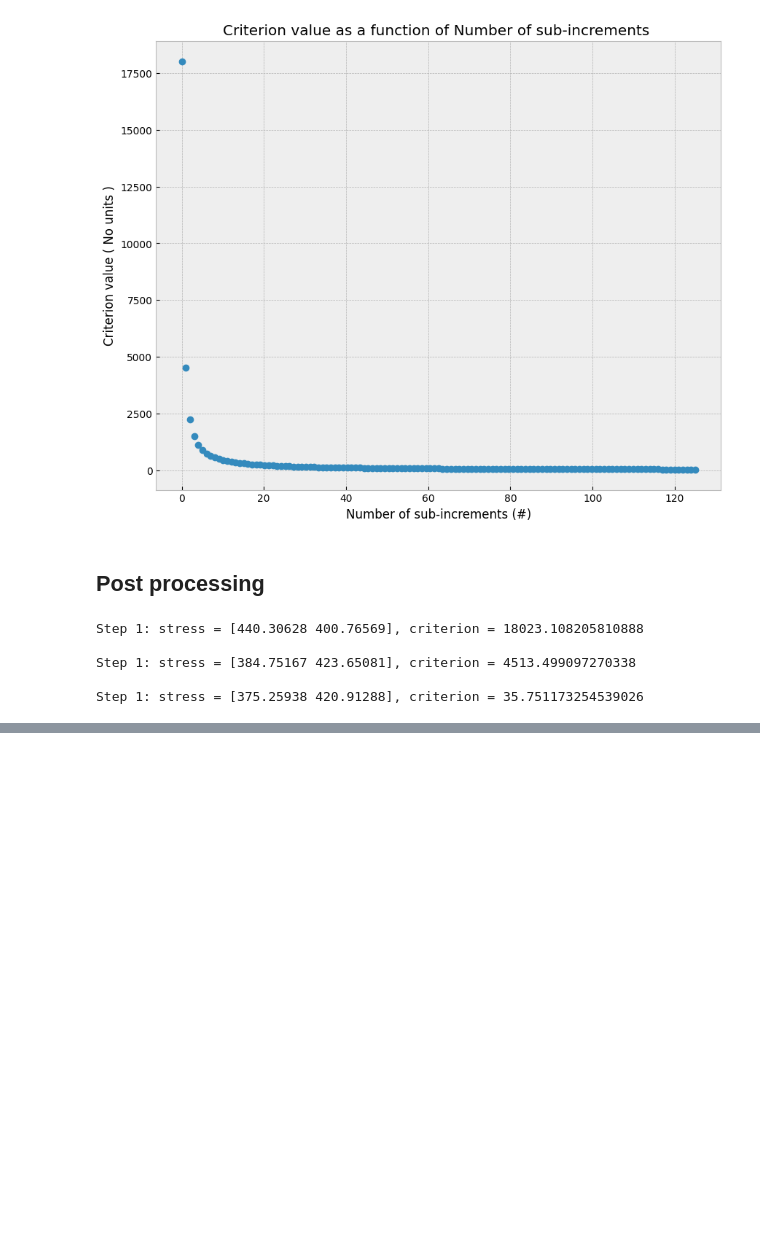
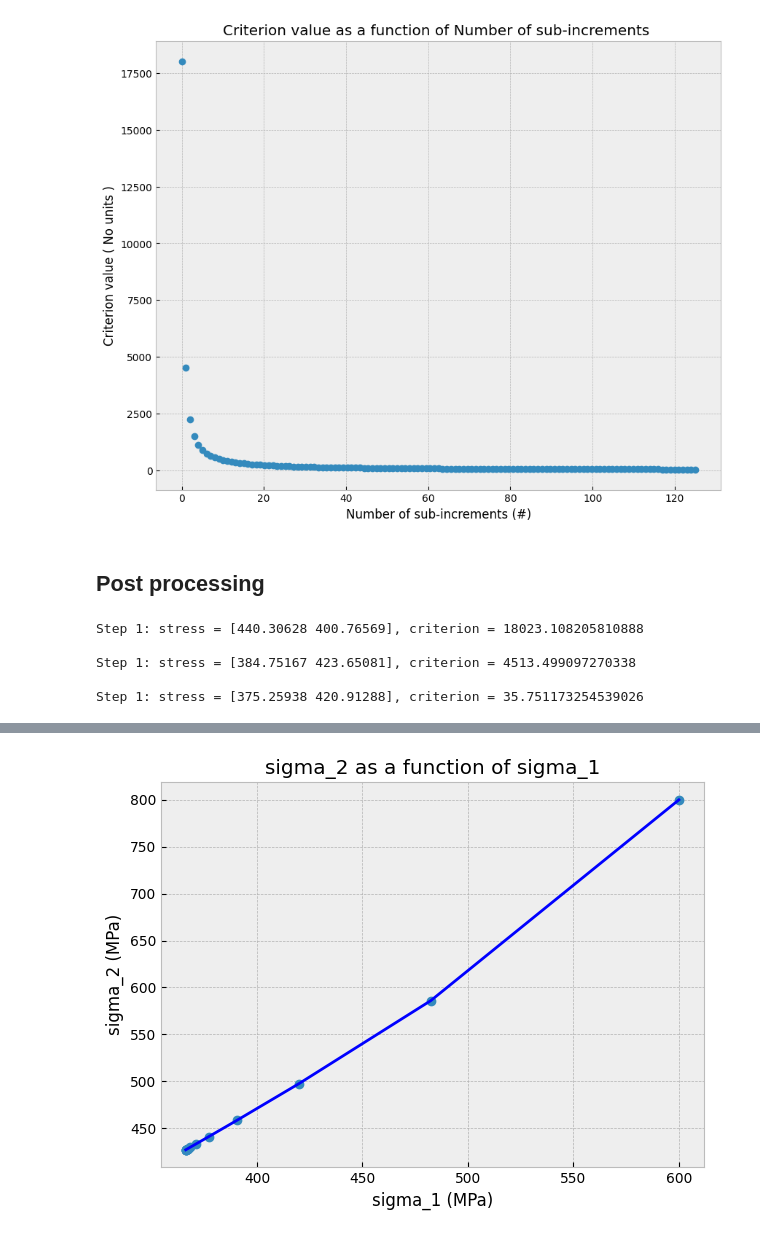
Before and after one commit to LaureToullier/Non-Linear-Analysis, a Jupyter notebook: ASSIGNMENT 4/NLA_Hwk4_Engler_Toullier.ipynb, the cells around one changed output, grey strips where cells are left out. Drawn from its saved outputs; the diff is of its cells as text; code cells hidden in the pictures; blank space fills up the shorter version.

```diff
--- a/ASSIGNMENT 4/NLA_Hwk4_Engler_Toullier.ipynb
+++ b/ASSIGNMENT 4/NLA_Hwk4_Engler_Toullier.ipynb
@@ -485,0 +534,14 @@ Minimum number of sub-increments = 125
+# %%
+#increment of lambda i
+
+def fincr_lambda_i (incr_lambda, f_d_lambda, f_of_incr_lambda):
+    incr_lambda_i=incr_lambda-f_of_incr_lambda/f_d_lambda
+    return incr_lambda_i
+# %%
+#stress vector at the end of the iteration i
+
+def fstress_vector_i (stress, E, incr_lambda_i):
+    stress_i=np.zeros((2))
+    stress_i[0]=(stress[0]+E*incr_lambda_i*(stress[1]+2*stress[0]))/((1+E*incr_lambda_i)*(1+3*E*incr_lambda_i))
+    stress_i[1]=(stress[1]+2*E*incr_lambda_i*stress[1]+E*incr_lambda_i*stress[0])/(1+4*E*incr_lambda_i+3*(E**2)*(incr_lambda_i**2))
+    return stress_i
@@ -485,0 +551,4 @@ Minimum number of sub-increments = 125
+# %%
+#to print later
+sigma1=[]
+sigma2=[]
@@ -485,0 +620,18 @@ Minimum number of sub-increments = 125
+# %%
+def printgraph(x,y,xname,yname,unit1, unit2):
+    plt.figure(figsize=(7, 5))
+    plt.plot(x,y,'o')
+    plt.plot(x,y,'b')
+
+
+    plt.title(f'{yname} as a function of {xname}')
+    plt.xlabel(f"{xname} ({unit1})")
+    plt.ylabel(f"{yname} ({unit2})")
+
+    plt.show()
+
+    return None
+# %%
+printgraph(sigma1,sigma2,"sigma_1","sigma_2","MPa","MPa")
+# %% [output]
+[figure, added]
```
Also changed, not shown: parts of 28 cells of this notebook.
